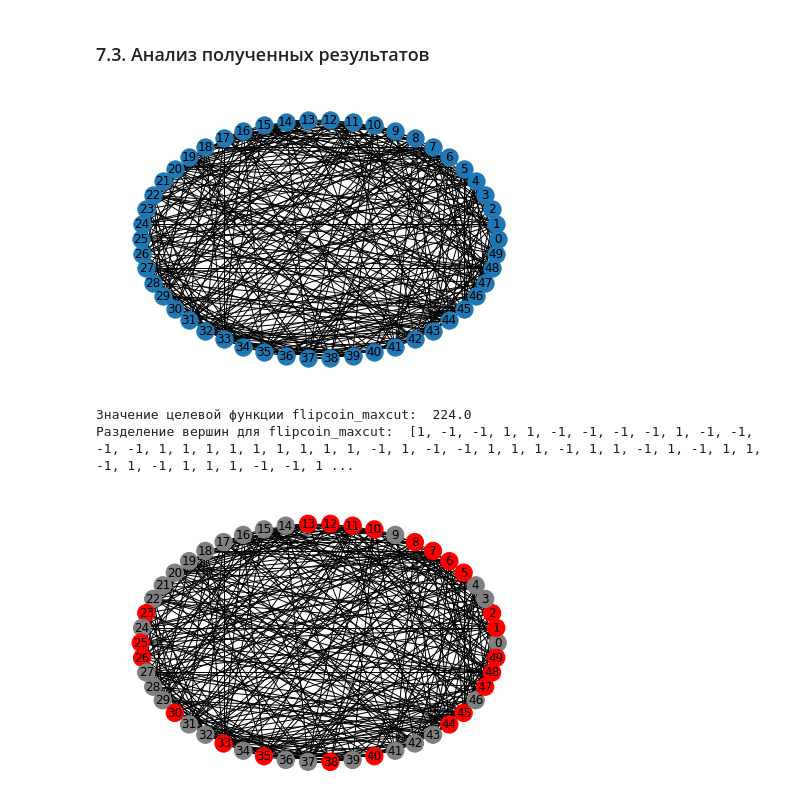
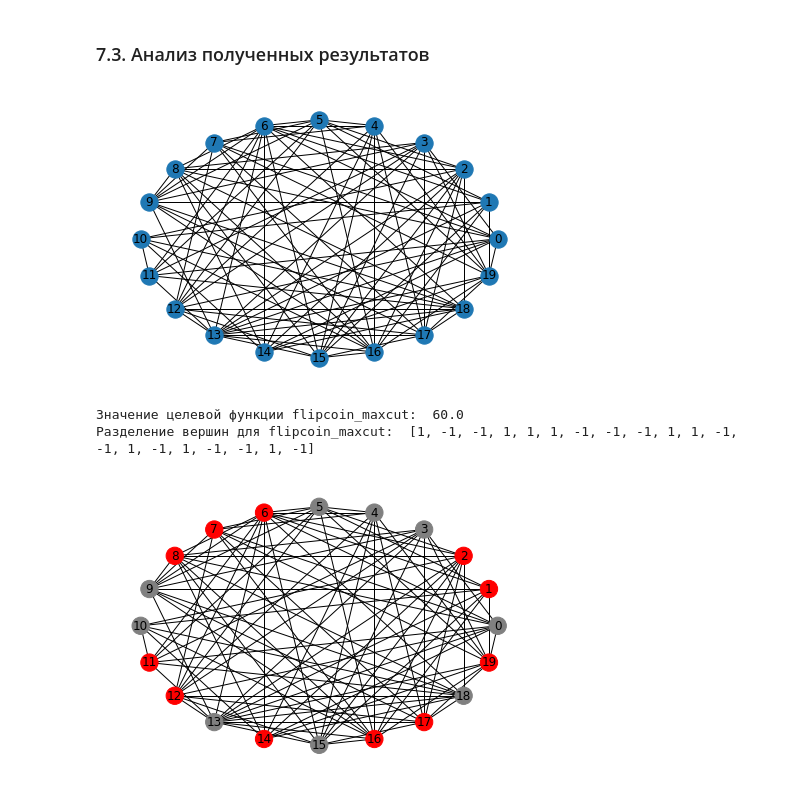
Before and after one commit to danon2018/SDP_project, a Jupyter notebook: SDP.ipynb, the cells around one changed output. Saved outputs shown, nothing was run; the diff lists cells and outputs as text; code cells hidden in the pictures.

```diff
--- a/SDP.ipynb
+++ b/SDP.ipynb
@@ -870,12 +869,12 @@ def sdp_maxcut(edge_count, node_count, weights, epsilon = 0.1):
 ### 7.3. Анализ полученных результатов
 # %%
 # получаем граф
-edges_1, edge_count_1, node_count_1, weights_1 = get_graph('data/gc_50_3')
+edges_1, edge_count_1, node_count_1, weights_1 = get_graph('data/gc_20_5')
 
 # чертим исходный граф
 draw_graph(edges_1, node_count_1)
 # %% [output]
-[figure, old version]
+[figure, new version]
 # %%
 flipcoin_obj_1, flipcoin_nodes_1 = flipcoin_maxcut(edge_count_1, node_count_1, weights_1)
 print('Значение целевой функции flipcoin_maxcut: ', flipcoin_obj_1)
@@ -883,9 +882,9 @@ print('Разделение вершин для flipcoin_maxcut: ', flipcoin_nod
 
 draw_coloured_graph(edges_1, node_count_1, flipcoin_nodes_1)
 # %% [output]
-Значение целевой функции flipcoin_maxcut:  224.0
-Разделение вершин для flipcoin_maxcut:  [1, -1, -1, 1, 1, -1, -1, -1, -1, 1, -1, -1, -1, -1, 1, 1, 1, 1, 1, 1, 1, 1, 1, -1, 1, -1, -1, 1, 1, 1, -1, 1, 1, -1, 1, -1, 1, 1, -1, 1, -1, 1, 1, 1, -1, -1, 1 ...
+Значение целевой функции flipcoin_maxcut:  60.0
+Разделение вершин для flipcoin_maxcut:  [1, -1, -1, 1, 1, 1, -1, -1, -1, 1, 1, -1, -1, 1, -1, 1, -1, -1, 1, -1]
-[figure, old version]
+[figure, new version]
 # %%
 cvx_obj_1, relax_obj_1, maxcut_obj_1, maxcut_nodes_1 = sdp_maxcut(edge_count_1, node_count_1, weights_1, epsilon = 0.01)
 print('Значение RELAX, посчитанное пакетным методом: ', cvx_obj_1)
```
Also changed, not shown: parts of 2 cells of this notebook.
